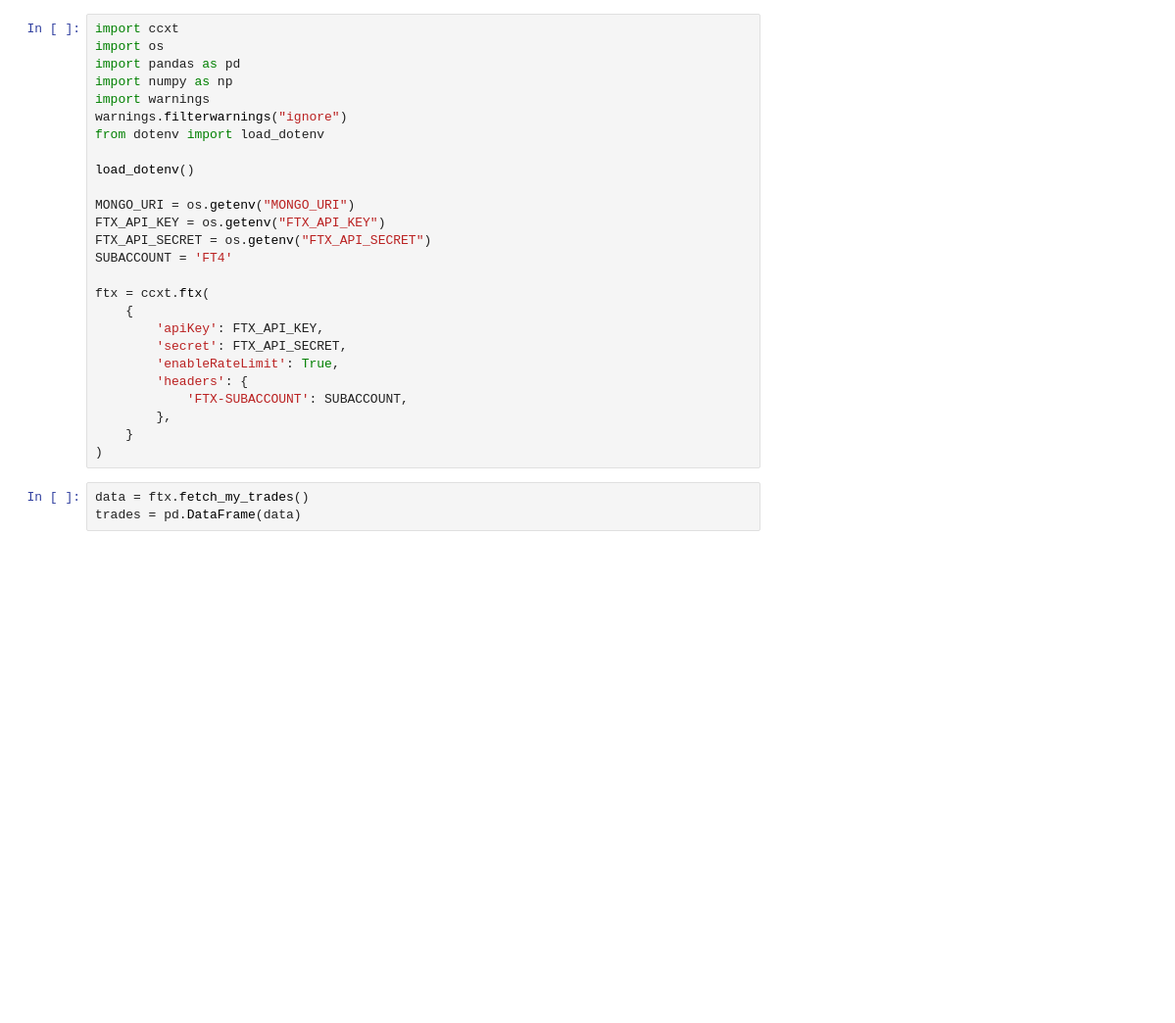
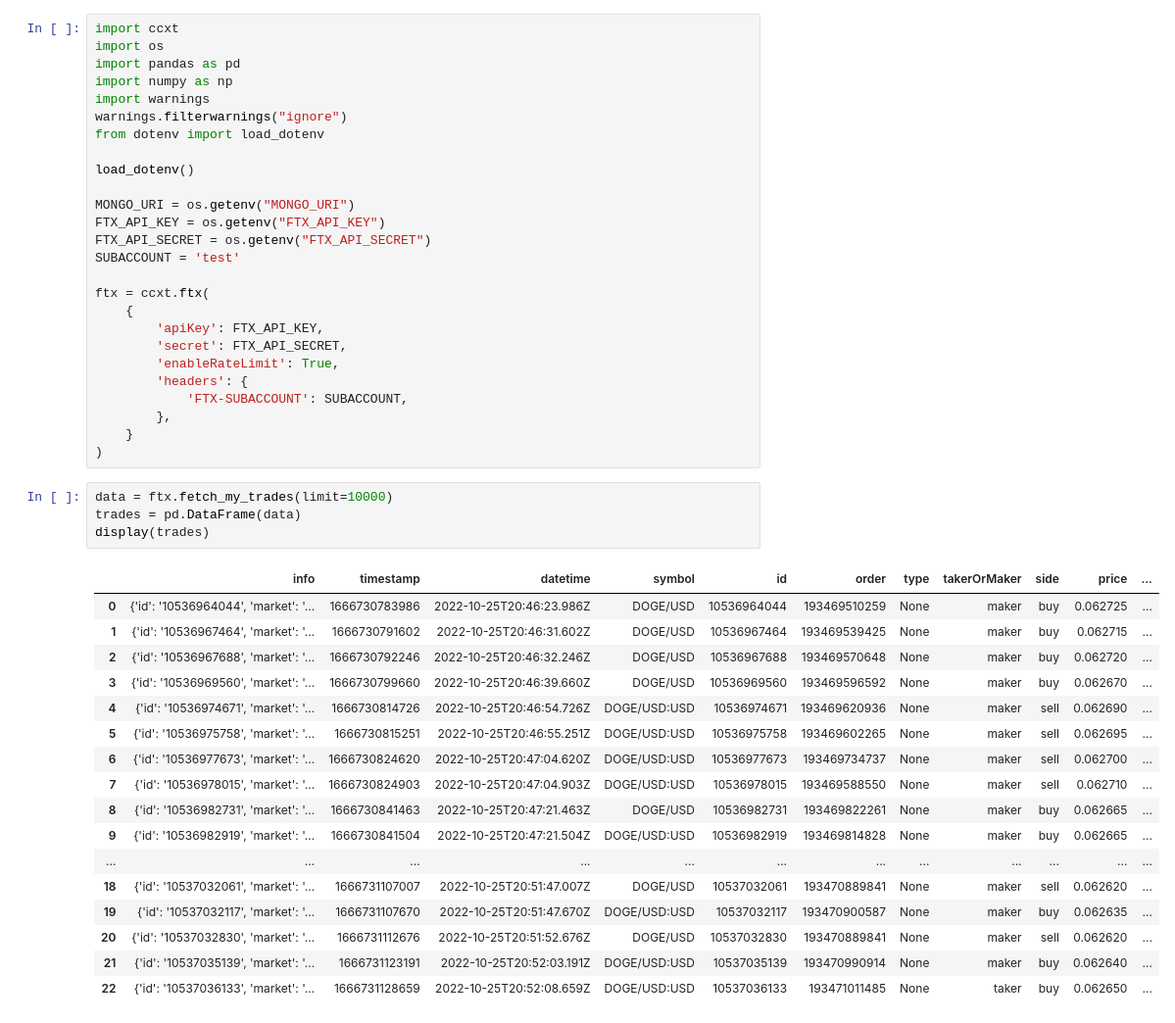
Before and after one commit to jesseAD/activedigital, a Jupyter notebook: docs/tests.ipynb, the cells around one changed output. Shown at 98% size. Saved outputs shown, nothing was run; the diff lists cells and outputs as text; blank space fills up the shorter version.

```diff
--- a/docs/tests.ipynb
+++ b/docs/tests.ipynb
@@ -12,7 +12,7 @@ load_dotenv()
 MONGO_URI = os.getenv("MONGO_URI")
 FTX_API_KEY = os.getenv("FTX_API_KEY")
 FTX_API_SECRET = os.getenv("FTX_API_SECRET")
-SUBACCOUNT = 'FT4'
+SUBACCOUNT = 'test'
 
 ftx = ccxt.ftx(
     {
@@ -25,8 +25,27 @@ ftx = ccxt.ftx(
     }
 )
 # %%
-data = ftx.fetch_my_trades()
+data = ftx.fetch_my_trades(limit=10000)
 trades = pd.DataFrame(data)
+display(trades)
+# %% [output]
+|  | info | timestamp | datetime | symbol | id | order | type | takerOrMaker | side | price | ... |
+| 0 | {'id': '10536964044', 'market': '... | 1666730783986 | 2022-10-25T20:46:23.986Z | DOGE/USD | 10536964044 | 193469510259 | None | maker | buy | 0.062725 | ... |
+| 1 | {'id': '10536967464', 'market': '... | 1666730791602 | 2022-10-25T20:46:31.602Z | DOGE/USD | 10536967464 | 193469539425 | None | maker | buy | 0.062715 | ... |
+| 2 | {'id': '10536967688', 'market': '... | 1666730792246 | 2022-10-25T20:46:32.246Z | DOGE/USD | 10536967688 | 193469570648 | None | maker | buy | 0.062720 | ... |
+| 3 | {'id': '10536969560', 'market': '... | 1666730799660 | 2022-10-25T20:46:39.660Z | DOGE/USD | 10536969560 | 193469596592 | None | maker | buy | 0.062670 | ... |
+| 4 | {'id': '10536974671', 'market': '... | 1666730814726 | 2022-10-25T20:46:54.726Z | DOGE/USD:USD | 10536974671 | 193469620936 | None | maker | sell | 0.062690 | ... |
+| 5 | {'id': '10536975758', 'market': '... | 1666730815251 | 2022-10-25T20:46:55.251Z | DOGE/USD:USD | 10536975758 | 193469602265 | None | maker | sell | 0.062695 | ... |
+| 6 | {'id': '10536977673', 'market': '... | 1666730824620 | 2022-10-25T20:47:04.620Z | DOGE/USD:USD | 10536977673 | 193469734737 | None | maker | sell | 0.062700 | ... |
+| 7 | {'id': '10536978015', 'market': '... | 1666730824903 | 2022-10-25T20:47:04.903Z | DOGE/USD:USD | 10536978015 | 193469588550 | None | maker | sell | 0.062710 | ... |
+| 8 | {'id': '10536982731', 'market': '... | 1666730841463 | 2022-10-25T20:47:21.463Z | DOGE/USD | 10536982731 | 193469822261 | None | maker | buy | 0.062665 | ... |
+| 9 | {'id': '10536982919', 'market': '... | 1666730841504 | 2022-10-25T20:47:21.504Z | DOGE/USD:USD | 10536982919 | 193469814828 | None | maker | buy | 0.062665 | ... |
+| ... | ... | ... | ... | ... | ... | ... | ... | ... | ... | ... | ... |
+| 18 | {'id': '10537032061', 'market': '... | 1666731107007 | 2022-10-25T20:51:47.007Z | DOGE/USD | 10537032061 | 193470889841 | None | maker | sell | 0.062620 | ... |
+| 19 | {'id': '10537032117', 'market': '... | 1666731107670 | 2022-10-25T20:51:47.670Z | DOGE/USD:USD | 10537032117 | 193470900587 | None | maker | buy | 0.062635 | ... |
+| 20 | {'id': '10537032830', 'market': '... | 1666731112676 | 2022-10-25T20:51:52.676Z | DOGE/USD | 10537032830 | 193470889841 | None | maker | sell | 0.062620 | ... |
+| 21 | {'id': '10537035139', 'market': '... | 1666731123191 | 2022-10-25T20:52:03.191Z | DOGE/USD:USD | 10537035139 | 193470990914 | None | maker | buy | 0.062640 | ... |
+| 22 | {'id': '10537036133', 'market': '... | 1666731128659 | 2022-10-25T20:52:08.659Z | DOGE/USD:USD | 10537036133 | 193471011485 | None | taker | buy | 0.062650 | ... |
 # %%
 trades_cleaned = pd.json_normalize(trades['info'])
 trades = pd.concat([trades.drop(['info'], axis=1), trades_cleaned], axis=1)
```
Also changed, not shown: parts of 4 cells of this notebook, 5 other files.
